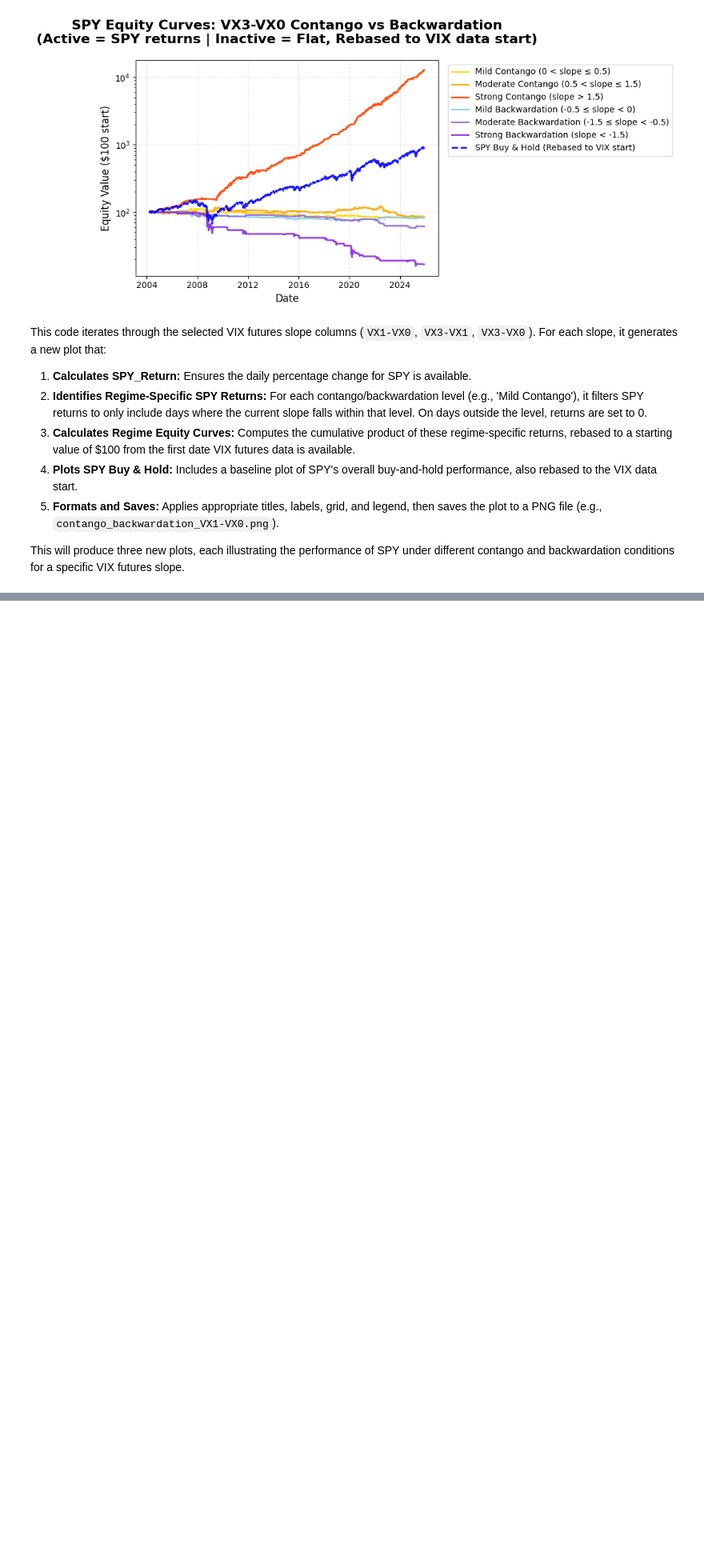
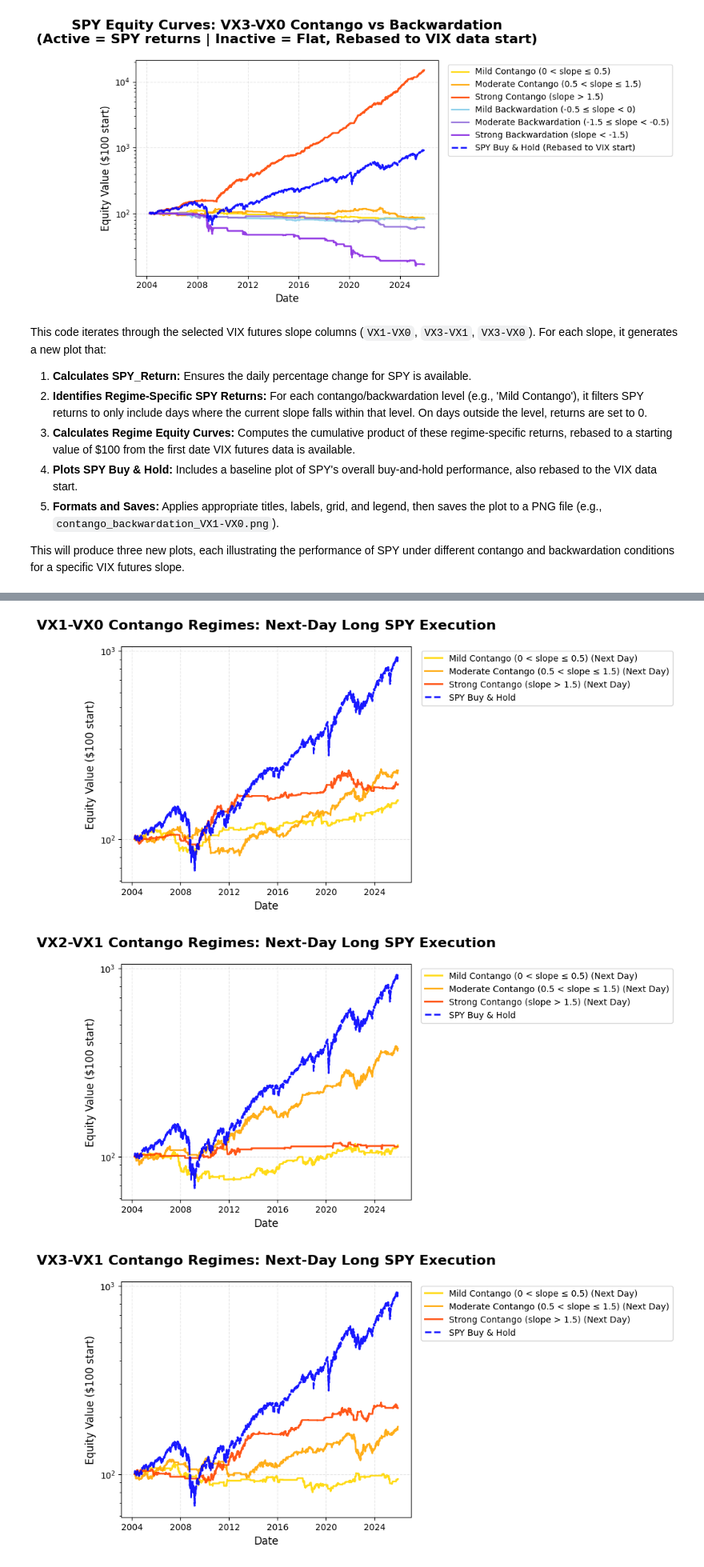
Before and after one commit to nikolas-joyce/VIX_Term_structure_Signals, a Jupyter notebook: VIX_term_structure_shift_Signals.ipynb, the cells around one changed output, grey strips where cells are left out. Shown at 80% size. Saved outputs shown, nothing was run; the diff lists cells and outputs as text; code cells hidden in the pictures; blank space fills up the shorter version.

```diff
--- a/VIX_term_structure_shift_Signals.ipynb
+++ b/VIX_term_structure_shift_Signals.ipynb
@@ -953,0 +1052,61 @@ for slope_col in slope_columns_to_plot:
+# %%
+import matplotlib.pyplot as plt
+import numpy as np
+import pandas as pd
+
+# Ensure SPY_Return is calculated
+if 'SPY_Return' not in merged_df.columns:
+    if 'SPY' in merged_df.columns:
+        merged_df['SPY_Return'] = merged_df['SPY'].ffill().pct_change().fillna(0)
+    else:
+        print("Warning: 'SPY' column not found.")
+        merged_df['SPY_Return'] = 0
+
+# Define Contango gradations only (Long SPY)
+contango_levels = {
+    'Mild Contango (0 < slope ≤ 0.5)': (0, 0.5, '#FFD700'),       # Gold
+    'Moderate Contango (0.5 < slope ≤ 1.5)': (0.5, 1.5, '#FFA500'), # Orange
+    'Strong Contango (slope > 1.5)': (1.5, np.inf, '#FF4500')       # OrangeRed
+}
+
+base_value = 100
+slope_columns_to_plot = ['VX1-VX0', 'VX2-VX1', 'VX3-VX1', 'VX3-VX0']
+vix_start_date = merged_df[['VX0', 'VX1', 'VX2', 'VX3']].dropna(how='all').index.min()
+
+for slope_col in slope_columns_to_plot:
+    plt.figure(figsize=(12, 5))
+
+    # CONTANGO GRADATIONS ONLY (Long SPY next day)
+    for label, (lower, upper, color) in contango_levels.items():
+        # Classify regime using CURRENT day's slope
+        mask = (merged_df[slope_col] > lower) & (merged_df[slope_col] <= upper)
+
+        # Next-day execution: shift signal forward 1 day
+        regime_signal = pd.Series(1, index=merged_df.index).where(mask, 0).shift(1).fillna(0)
+        regime_returns = regime_signal * merged_df['SPY_Return']
+
+        # Equity curve starting from VIX data availability
+        regime_equity = (1 + regime_returns[regime_returns.index >= vix_start_date]).cumprod() * base_value
+        plt.plot(regime_equity.index, regime_equity.values,
+                 color=color, linewidth=2, label=f'{label} (Next Day)', alpha=0.9)
+
+    # SPY Buy & Hold baseline
+    spy_bh = (1 + merged_df['SPY_Return'][merged_df['SPY_Return'].index >= vix_start_date]).cumprod() * base_value
+    plt.plot(spy_bh.index, spy_bh.values, color='blue', linewidth=2, linestyle='--',
+             label='SPY Buy & Hold', alpha=0.9)
+
+    # Formatting
+    plt.title(f'{slope_col} Contango Regimes: Next-Day Long SPY Execution',
+              fontsize=16, fontweight='bold', pad=20)
+    plt.xlabel('Date', fontsize=12)
+    plt.ylabel('Equity Value ($100 start)', fontsize=12)
+    plt.yscale('log')
+    plt.grid(True, linestyle='--', alpha=0.3)
+    plt.legend(loc='upper left', bbox_to_anchor=(1.02, 1), fontsize=10)
+    plt.tight_layout(rect=[0, 0, 0.82, 1])
+    plt.savefig(f'contango_long_{slope_col}.png', dpi=300, bbox_inches='tight')
+    plt.show()
+# %% [output]
+[figure, added]
+[figure, added]
+[figure, added]
```
Also changed, not shown: parts of 25 cells of this notebook.
